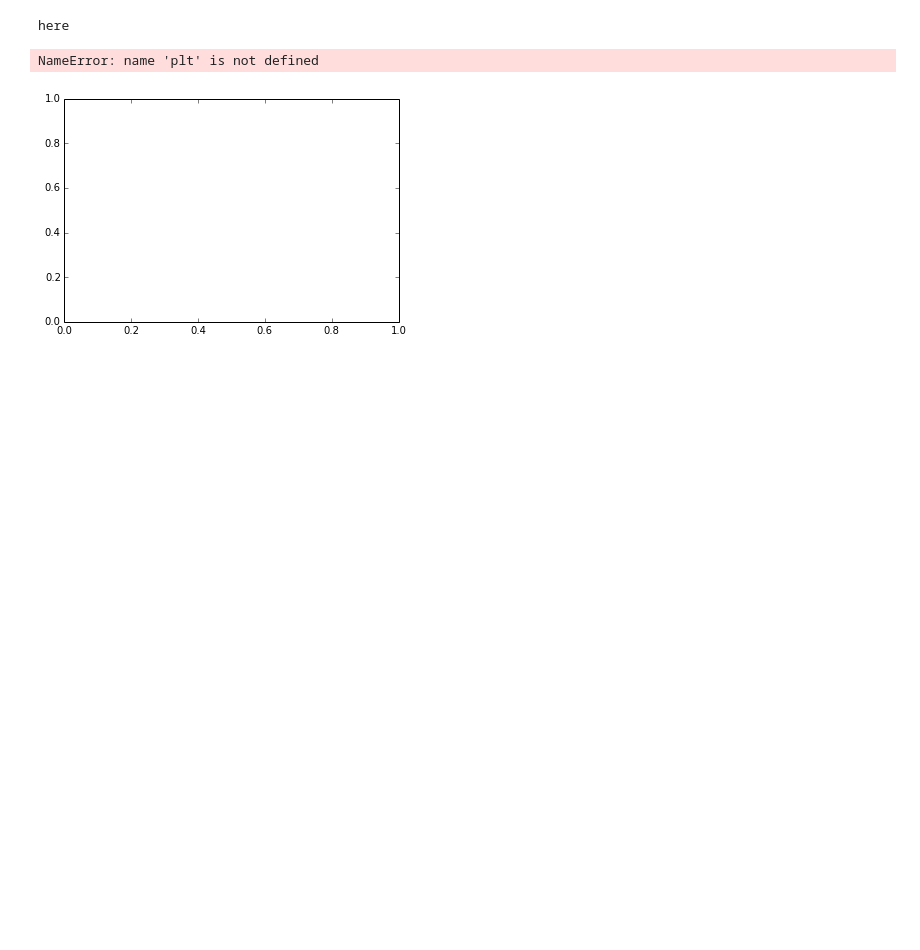
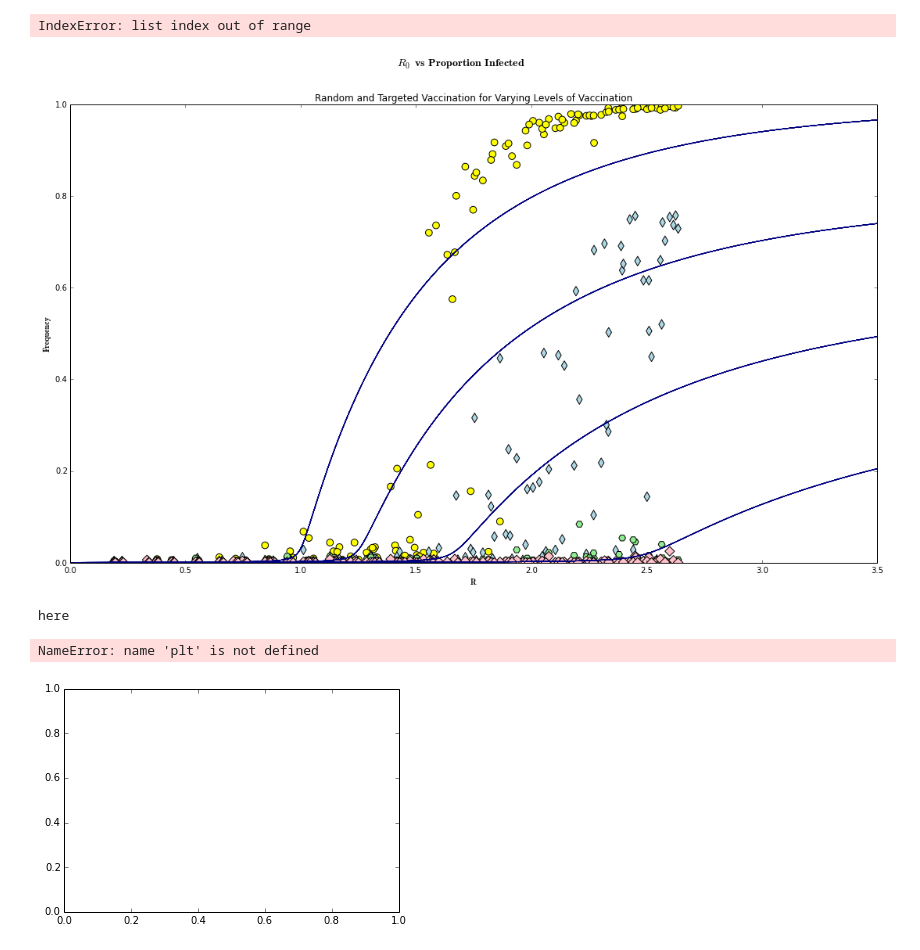
Before and after one commit to erinellefsen/summer2015, a Jupyter notebook: RandIgraph - prop infected.ipynb, the cells around one changed output. Saved outputs shown, nothing was run; the diff lists cells and outputs as text; code cells hidden in the pictures; blank space fills up the shorter version.

```diff
--- a/RandIgraph - prop infected.ipynb
+++ b/RandIgraph - prop infected.ipynb
@@ -92,3 +98,34 @@ m
+# %%
+
+
+
+Rlist = []
+Ilist = []
+fig = plt.figure()
+fig.set_size_inches(18.5, 10.5, forward=True)
+ax = fig.add_subplot(1,1,1)
+plt.suptitle("$R_0$ vs Proportion Infected", fontsize=14,fontname ="Times")
+plt.title("Random and Targeted Vaccination for Varying Levels of Vaccination")
+
+plt.ylabel('Frequency',fontname="Times")
+plt.xlabel('R',fontname="Times")
+temp.plot_implicit2d(temp.continuousInfection, rangeX=(0,3.5),rangeY=(0,1),ax=ax)
+temp.plot_implicit2d(temp.continuousInfection2, rangeX=(0,3.5),rangeY=(0,1),ax=ax)
+temp.plot_implicit2d(temp.continuousInfection4, rangeX=(0,3.5),rangeY=(0,1),ax=ax)
+temp.plot_implicit2d(temp.continuousInfection6, rangeX=(0,3.5),rangeY=(0,1),ax=ax)
+lst = [w,x,y,z]#[x1,y1,z1,w1,x,y,z]
+colors = ["yellow","lightblue","lightgreen","pink"]#["gray","gray","gray","lightgray","lightblue","lightblue","lightblue"]#,"purple"]
+markers = ["o","d","H","D"]#["o","D","H","o","o","D","H"]
+for i in range():
+    for item in lst[i]:
+        Rlist = Rlist + [item[0]]
+        Ilist = Ilist + [item[1]]
+    plt.scatter(Rlist,Ilist,c=colors[i], marker = markers[i],s=75)
+    Rlist = []
+    Ilist=[]
+# %% [output]
+IndexError: list index out of range
+[figure, added]
 # %%
 RandIdict = [[0.2536000000000002, 0.004, 1000], [0.4775550000000001, 0.001, 1000], [0.7065642500000006, 0.001, 1000], [0.9334045500000007, 0.001, 1000], [1.1102831587500013, 0.001, 1000], [1.360038233531251, 0.004, 1000], [1.4709073442468765, 0.006, 1000], [1.6808783661424231, 0.008, 1000], [1.8591059679046653, 0.369, 1000], [1.9461258446938632, 0.006, 1000], [0.29039390400000037, 0.001, 1000], [0.43593638400000023, 0.001, 1000], [0.5747063040000007, 0.001, 1000], [0.7211120000000005, 0.006, 1000], [0.8369150400000007, 0.001, 1000], [0.9719544240000006, 0.001, 1000], [1.0959370239999997, 0.001, 1000], [1.2148949699999994, 0.007, 1000], [1.3853519999999995, 0.005, 1000], [1.5064282859999996, 0.038, 1000], [1.596462336, 0.001, 1000], [1.686312186, 0.009, 1000], [1.7753188320000002, 0.004, 1000], [1.9208857500000003, 0.414, 1000], [2.1049057280000008, 0.498, 1000], [2.2052969500000006, 0.555, 1000], [2.187529632000001, 0.002, 1000], [2.373719894, 0.003, 1000], [2.4351200000000004, 0.001, 1000], [2.516554404000001, 0.003, 1000], [2.620934624000001, 0.618, 1000], [2.6792923100000006, 0.663, 1000], [2.880297216000001, 0.678, 1000], [2.90103125, 0.011, 1000], [3.0523904319999997, 0.707, 1000], [2.93882823, 0.666, 1000], [3.1600835839999997, 0.703, 1000], [3.1706354820000007, 0.717, 1000], [3.493926, 0.74, 1000], [3.31045063, 0.722, 1000]]
 RandIdict2 = [[0.2520000000000002, 0.001, 1000], [0.4990050000000002, 0.004, 1000], [0.6880230000000005, 0.006, 1000], [0.9000156750000007, 0.001, 1000], [1.1600513525000011, 0.08, 1000], [1.342024482093751, 0.001, 1000], [1.4926270589281265, 0.38, 1000], [1.7051120950896106, 0.493, 1000], [1.904955041098814, 0.554, 1000], [2.0745300241375824, 0.608, 1000], [0.2895705920000004, 0.001, 1000], [0.4114848240000002, 0.002, 1000], [0.5885379840000007, 0.001, 1000], [0.7037117500000005, 0.001, 1000], [0.8596167840000006, 0.002, 1000], [1.0075614500000007, 0.043, 1000], [1.1180682239999997, 0.003, 1000], [1.1951806499999995, 0.001, 1000], [1.3544579999999995, 0.005, 1000], [1.4509624579999998, 0.001, 1000], [1.621944576, 0.516, 1000], [1.6965570960000003, 0.001, 1000], [1.8262709920000002, 0.616, 1000], [1.9108530000000004, 0.632, 1000], [2.0951306240000007, 0.636, 1000], [2.1110900900000003, 0.655, 1000], [2.2628998080000007, 0.676, 1000], [2.2987504540000003, 0.678, 1000], [2.5083200000000003, 0.69, 1000], [2.592598554000001, 0.698, 1000], [2.6902937600000008, 0.714, 1000], [2.676031508000001, 0.746, 1000], [2.851123968000001, 0.725, 1000], [2.88021875, 0.751, 1000], [2.8977486719999996, 0.727, 1000], [3.0781323540000005, 0.751, 1000], [3.1387740159999997, 0.755, 1000], [3.2887798580000007, 0.756, 1000], [3.270546, 0.756, 1000], [3.352083072, 0.768, 1000]]
```
Also changed, not shown: parts of 3 cells of this notebook, 13 other files.
